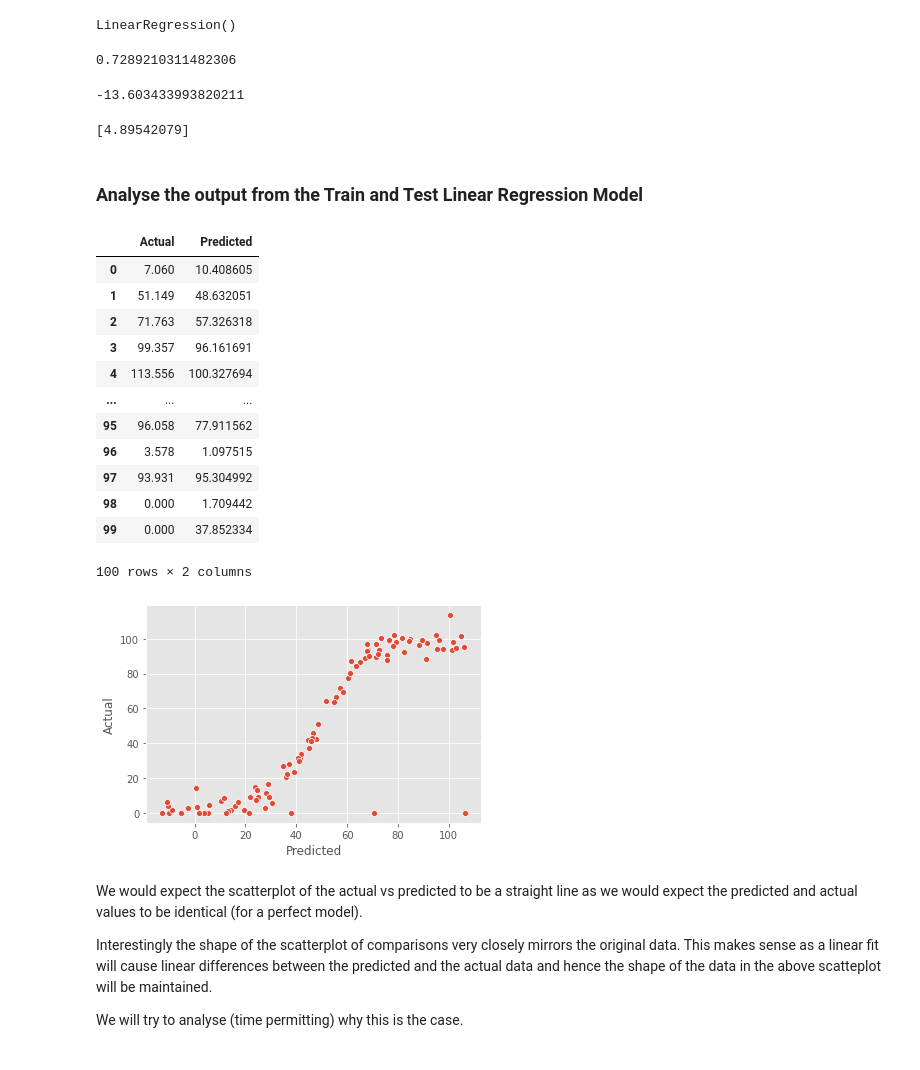
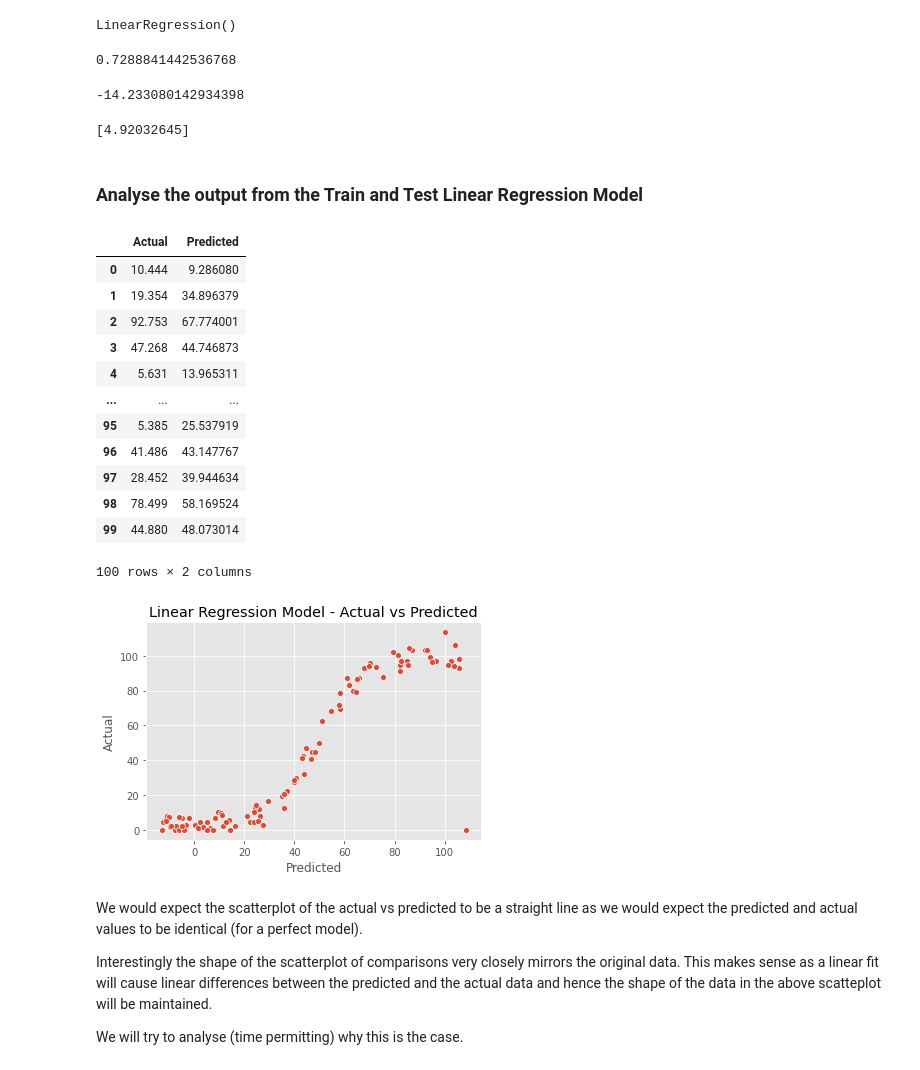
Before and after one commit to dssheldon/foda-project-sds, a Jupyter notebook: FoDA Project 2020.ipynb, the cells around one changed output. Cells and saved outputs as stored; diff of their text form; code cells hidden in the pictures.

Commit message:
Added documentation explaining the model and created test and train data for the model

```diff
--- a/FoDA Project 2020.ipynb
+++ b/FoDA Project 2020.ipynb
@@ -174,47 +174,48 @@ X_train, X_test, y_train, y_test = train_test_split(X, y, test_size=0.2, random_
 # %%
 from sklearn.linear_model import LinearRegression
-pp_model = LinearRegression()
-pp_model.fit(X_train, y_train)
+lin_model = LinearRegression()
+lin_model.fit(X_train, y_train)
 # %% [output]
 LinearRegression()
 # %%
-pp_model.score(X, y) # R-Squared value from the model
+lin_model.score(X, y) # R-Squared value from the model
 # %% [output]
-0.7289210311482306
+0.7288841442536768
 # %%
-print(pp_model.intercept_) #The y intercept  of the linear regression line
+print(lin_model.intercept_) #The y intercept  of the linear regression line
 # %% [output]
--13.603433993820211
+-14.233080142934398
 # %%
-print(pp_model.coef_) # The coefficient or 'slope' of the linear regression line
+print(lin_model.coef_) # The coefficient or 'slope' of the linear regression line
 # %% [output]
-[4.89542079]
+[4.92032645]
 # %%
-y_pred = pp_model.predict(X_test)
+y_pred_lin = lin_model.predict(X_test)
 # %% [markdown]
 ### Analyse the output from the Train and Test Linear Regression Model
 # %%
-act_vs_pred = pd.DataFrame({'Actual': y_test, 'Predicted': y_pred})
+act_vs_pred_lin = pd.DataFrame({'Actual': y_test, 'Predicted': y_pred_lin})
 
 
-sns.scatterplot(act_vs_pred['Predicted'], act_vs_pred['Actual'])
+sns.scatterplot(act_vs_pred_lin['Predicted'], act_vs_pred_lin['Actual'])
+plt.title('Linear Regression Model - Actual vs Predicted')
 
-act_vs_pred
+act_vs_pred_lin
 # %% [output]
 |  | Actual | Predicted |
-| 0 | 7.060 | 10.408605 |
-| 1 | 51.149 | 48.632051 |
-| 2 | 71.763 | 57.326318 |
-| 3 | 99.357 | 96.161691 |
-| 4 | 113.556 | 100.327694 |
+| 0 | 10.444 | 9.286080 |
+| 1 | 19.354 | 34.896379 |
+| 2 | 92.753 | 67.774001 |
+| 3 | 47.268 | 44.746873 |
+| 4 | 5.631 | 13.965311 |
 | ... | ... | ... |
-| 95 | 96.058 | 77.911562 |
-| 96 | 3.578 | 1.097515 |
-| 97 | 93.931 | 95.304992 |
-| 98 | 0.000 | 1.709442 |
-| 99 | 0.000 | 37.852334 |
+| 95 | 5.385 | 25.537919 |
+| 96 | 41.486 | 43.147767 |
+| 97 | 28.452 | 39.944634 |
+| 98 | 78.499 | 58.169524 |
+| 99 | 44.880 | 48.073014 |
 100 rows × 2 columns
-[figure, old version]
+[figure, new version]
 # %% [markdown]
 We would expect the scatterplot of the actual vs predicted to be a straight line as we would expect the predicted and actual values to be identical (for a perfect model).
 
```
Also changed, not shown: parts of 10 cells of this notebook.
